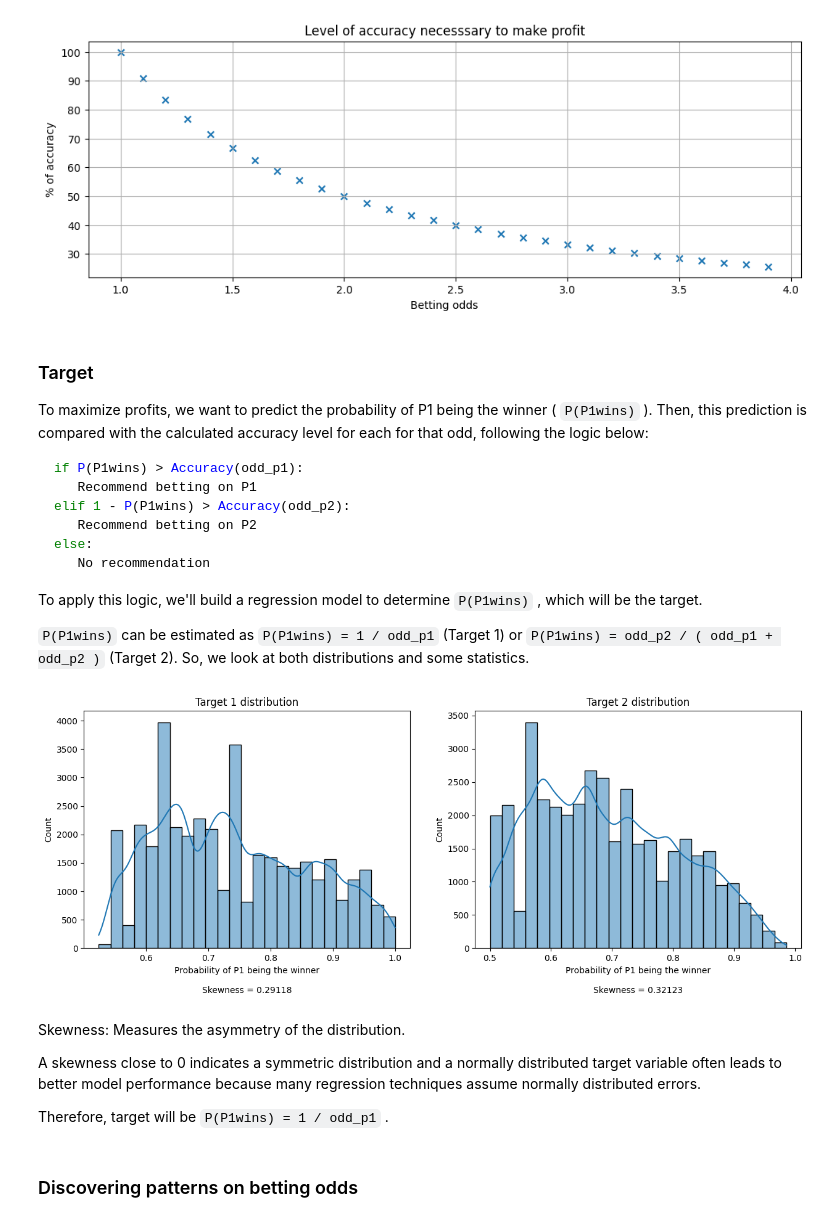
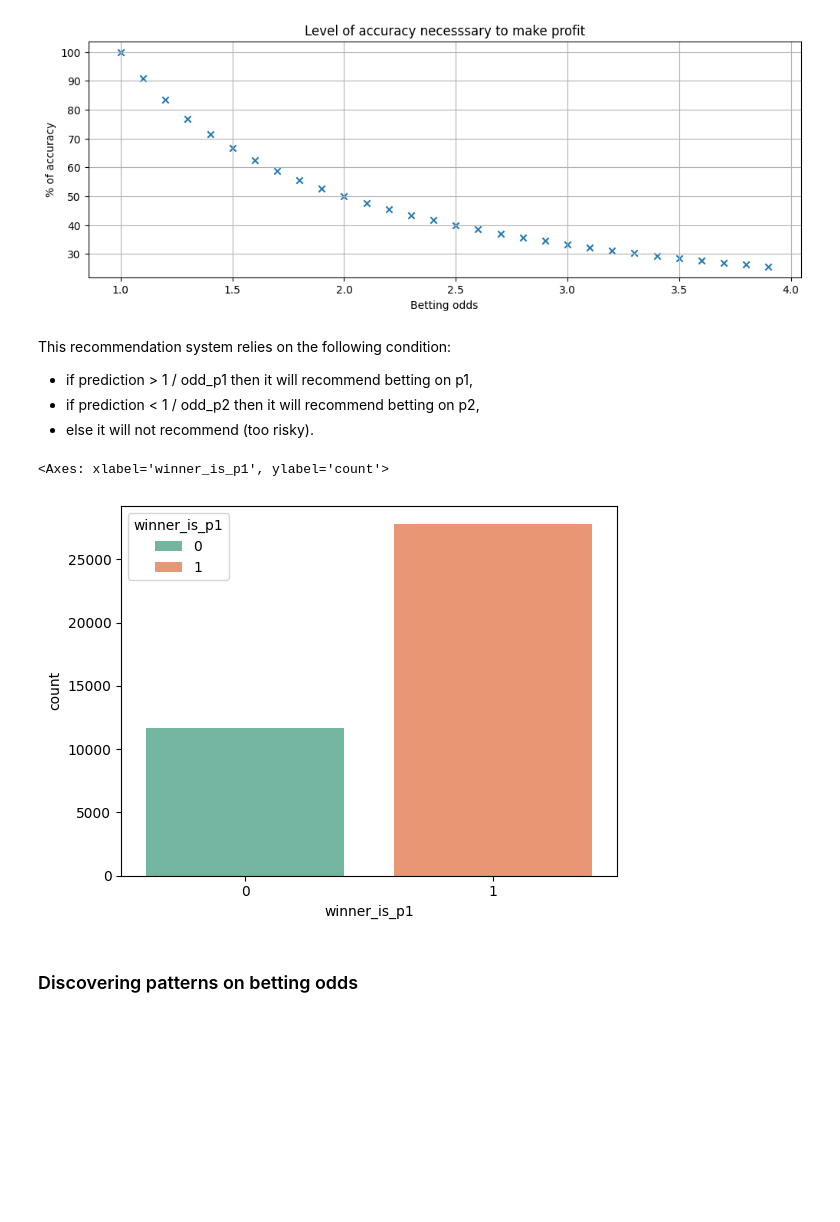
Before and after one commit to inesmteixeira9/tennis-predictor, a Jupyter notebook: notebooks/1.0-data-exploration.ipynb, the cells around one changed output. Drawn from its saved outputs; the diff is of its cells as text; code cells hidden in the pictures; blank space fills up the shorter version.

````diff
--- a/notebooks/1.0-data-exploration.ipynb
+++ b/notebooks/1.0-data-exploration.ipynb
@@ -165,46 +165,20 @@ plt.grid(True)
 plt.show()
 # %% [output]
 [figure]
-# %% [markdown]
-### Target
-To maximize profits, we want to predict the probability of P1 being the winner ( ```P(P1wins)``` ). Then, this prediction is compared with the calculated accuracy level for each for that odd, following the logic below:
- ```python
-if P(P1wins) > Accuracy(odd_p1):
-    Recommend betting on P1
-elif 1 - P(P1wins) > Accuracy(odd_p2):
-    Recommend betting on P2
-else:
-    No recommendation
-```
-
-To apply this logic, we'll build a regression model to determine  ```P(P1wins)``` , which will be the target.
-
-```P(P1wins)```  can be estimated as   ``` P(P1wins) = 1 / odd_p1 ```  (Target 1) or  ```P(P1wins) = odd_p2 / ( odd_p1 + odd_p2 )```  (Target 2).
-So, we look at both distributions and some statistics.
-# %%
-df['winner_is_p1'] = df.apply(build_features.winner_is_p1, axis=1)
-df['odd_p1'] = df.apply(lambda row: row['b365w'] if row['winner_is_p1'] == 1 else row['b365l'], axis=1)
-df['odd_p2'] = df.apply(lambda row: row['b365w'] if row['winner_is_p1'] == 0 else row['b365l'], axis=1)
-
-df['target1'] = 1 / df['odd_p1']
-df['target2'] = df['odd_p2'] / ( df['odd_p1'] + df['odd_p2'] )
-
-fig, axs = plt.subplots(1, 2, figsize=(15,5))
-for t in [1, 2]:
-    # check if dataset if balanced
-    sns.histplot(df[f'target{t}'], bins=25, alpha=0.5, kde=True, ax=axs[t-1])
-    axs[t-1].set_xlabel(f'Probability of P1 being the winner\n\nSkewness = {round(skew(df[f'target{t}']),5)}')
-    axs[t-1].set_title(f'Target {t} distribution')
-
-df = df.drop('target2',axis=1)
-# %% [output]
-[figure, removed]
-# %% [markdown]
-Skewness: Measures the asymmetry of the distribution.
-
-A skewness close to 0 indicates a symmetric distribution and a normally distributed target variable often leads to better model performance because many regression techniques assume normally distributed errors.
-
-Therefore, target will be ```P(P1wins) = 1 / odd_p1``` .
+# %% [markdown]
+This recommendation system relies on the following condition:
+- if prediction > 1 / odd_p1 then it will recommend betting on p1,
+- if prediction < 1 / odd_p2 then it will recommend betting on p2,
+- else it will not recommend (too risky).
+# %%
+df['winner_is_p1'] = df.apply(build_features.winner_is_p1, axis=1)
+
+# Plot target distribution
+col='winner_is_p1'
+sns.countplot(x=col, data=df, palette='Set2', hue=col)
+# %% [output]
+<Axes: xlabel='winner_is_p1', ylabel='count'>
+[figure, added]
 # %% [markdown]
 ### Discovering patterns on betting odds
 # %%
````
Also changed, not shown: parts of 25 cells of this notebook, 3 other files.
